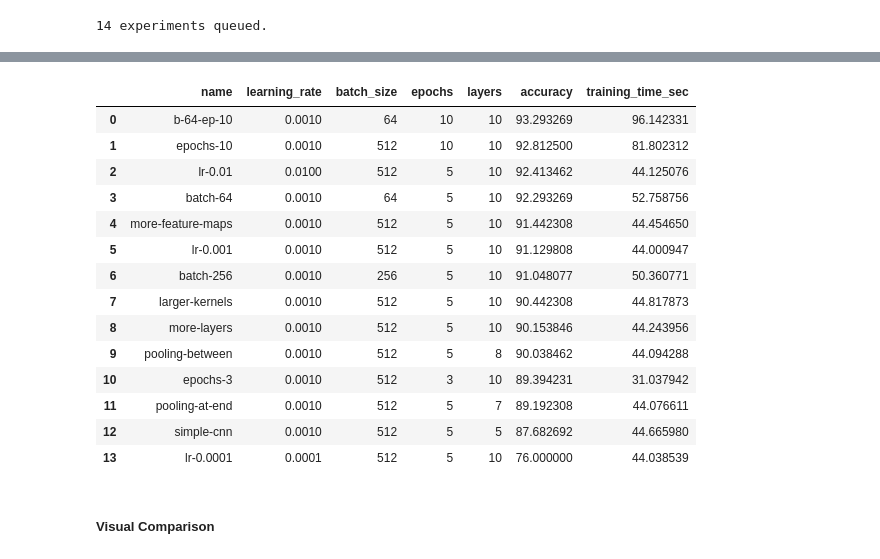
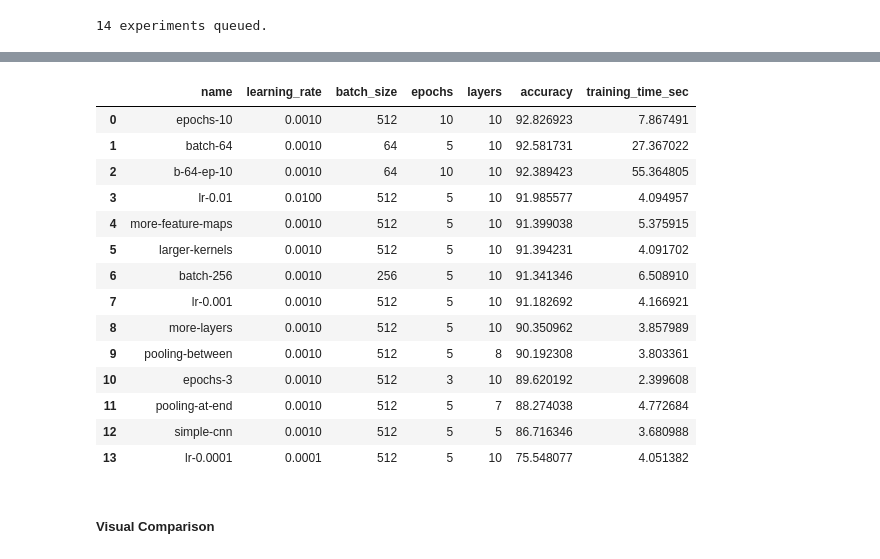
Before and after one commit to DerIltis/IAOR_SS26, a Jupyter notebook: src/final_project.ipynb, the cells around one changed output, grey strips where cells are left out. Cells and saved outputs as stored; diff of their text form; code cells hidden in the pictures.

```diff
--- a/src/final_project.ipynb
+++ b/src/final_project.ipynb
@@ -68,23 +96,11 @@ c) Implement a program that defines the simple CNN model depicted in see Figure
 # %%
 batch_size = 512
 
-training_loader = DataLoader(
-    training_data,
-    batch_size=batch_size,
-    shuffle=True,
-    num_workers=NUM_WORKERS,
-    pin_memory=PIN_MEMORY,
-    persistent_workers=NUM_WORKERS > 0,
-)
+train_images_dev, train_labels_dev = dataset_to_gpu_tensors(training_data, device)
+test_images_dev, test_labels_dev = dataset_to_gpu_tensors(test_data, device)
 
-test_loader = DataLoader(
-    test_data,
-    batch_size=batch_size,
-    shuffle=False,
-    num_workers=NUM_WORKERS,
-    pin_memory=PIN_MEMORY,
-    persistent_workers=NUM_WORKERS > 0,
-)
+training_loader = GPUTensorLoader(train_images_dev, train_labels_dev, batch_size=batch_size, shuffle=True)
+test_loader = GPUTensorLoader(test_images_dev, test_labels_dev, batch_size=batch_size, shuffle=False)
 # %% [markdown]
 ##### Define CNN
 # %%
@@ -347,14 +363,8 @@ for cfg in experiments:
     print(f"\n=== Running experiment: {cfg['name']} ===")
 
     architecture = cfg["arch_fn"]()
-    exp_train_loader = DataLoader(
-            training_data, batch_size=cfg["batch_size"], shuffle=True,
-            num_workers=NUM_WORKERS, pin_memory=PIN_MEMORY, persistent_workers=NUM_WORKERS > 0,
-    )
-    exp_test_loader = DataLoader(
-            test_data, batch_size=cfg["batch_size"], shuffle=False,
-            num_workers=NUM_WORKERS, pin_memory=PIN_MEMORY, persistent_workers=NUM_WORKERS > 0,
-    )
+    exp_train_loader = GPUTensorLoader(train_images_dev, train_labels_dev, batch_size=cfg["batch_size"], shuffle=True)
+    exp_test_loader = GPUTensorLoader(test_images_dev, test_labels_dev, batch_size=cfg["batch_size"], shuffle=False)
 
     model = Model(
         architecture,
@@ -409,18 +419,18 @@ Training time: 96.14 seconds
 |  | name | learning_rate | batch_size | epochs | layers | accuracy | training_time_sec |
-| 0 | b-64-ep-10 | 0.0010 | 64 | 10 | 10 | 93.293269 | 96.142331 |
-| 1 | epochs-10 | 0.0010 | 512 | 10 | 10 | 92.812500 | 81.802312 |
-| 2 | lr-0.01 | 0.0100 | 512 | 5 | 10 | 92.413462 | 44.125076 |
-| 3 | batch-64 | 0.0010 | 64 | 5 | 10 | 92.293269 | 52.758756 |
-| 4 | more-feature-maps | 0.0010 | 512 | 5 | 10 | 91.442308 | 44.454650 |
-| 5 | lr-0.001 | 0.0010 | 512 | 5 | 10 | 91.129808 | 44.000947 |
-| 6 | batch-256 | 0.0010 | 256 | 5 | 10 | 91.048077 | 50.360771 |
-| 7 | larger-kernels | 0.0010 | 512 | 5 | 10 | 90.442308 | 44.817873 |
-| 8 | more-layers | 0.0010 | 512 | 5 | 10 | 90.153846 | 44.243956 |
-| 9 | pooling-between | 0.0010 | 512 | 5 | 8 | 90.038462 | 44.094288 |
-| 10 | epochs-3 | 0.0010 | 512 | 3 | 10 | 89.394231 | 31.037942 |
-| 11 | pooling-at-end | 0.0010 | 512 | 5 | 7 | 89.192308 | 44.076611 |
-| 12 | simple-cnn | 0.0010 | 512 | 5 | 5 | 87.682692 | 44.665980 |
-| 13 | lr-0.0001 | 0.0001 | 512 | 5 | 10 | 76.000000 | 44.038539 |
+| 0 | epochs-10 | 0.0010 | 512 | 10 | 10 | 92.826923 | 7.867491 |
+| 1 | batch-64 | 0.0010 | 64 | 5 | 10 | 92.581731 | 27.367022 |
+| 2 | b-64-ep-10 | 0.0010 | 64 | 10 | 10 | 92.389423 | 55.364805 |
+| 3 | lr-0.01 | 0.0100 | 512 | 5 | 10 | 91.985577 | 4.094957 |
+| 4 | more-feature-maps | 0.0010 | 512 | 5 | 10 | 91.399038 | 5.375915 |
+| 5 | larger-kernels | 0.0010 | 512 | 5 | 10 | 91.394231 | 4.091702 |
+| 6 | batch-256 | 0.0010 | 256 | 5 | 10 | 91.341346 | 6.508910 |
+| 7 | lr-0.001 | 0.0010 | 512 | 5 | 10 | 91.182692 | 4.166921 |
+| 8 | more-layers | 0.0010 | 512 | 5 | 10 | 90.350962 | 3.857989 |
+| 9 | pooling-between | 0.0010 | 512 | 5 | 8 | 90.192308 | 3.803361 |
+| 10 | epochs-3 | 0.0010 | 512 | 3 | 10 | 89.620192 | 2.399608 |
+| 11 | pooling-at-end | 0.0010 | 512 | 5 | 7 | 88.274038 | 4.772684 |
+| 12 | simple-cnn | 0.0010 | 512 | 5 | 5 | 86.716346 | 3.680988 |
+| 13 | lr-0.0001 | 0.0001 | 512 | 5 | 10 | 75.548077 | 4.051382 |
 # %% [markdown]
 ##### Visual Comparison
 # %%
```
Also changed, not shown: parts of 10 cells of this notebook.
